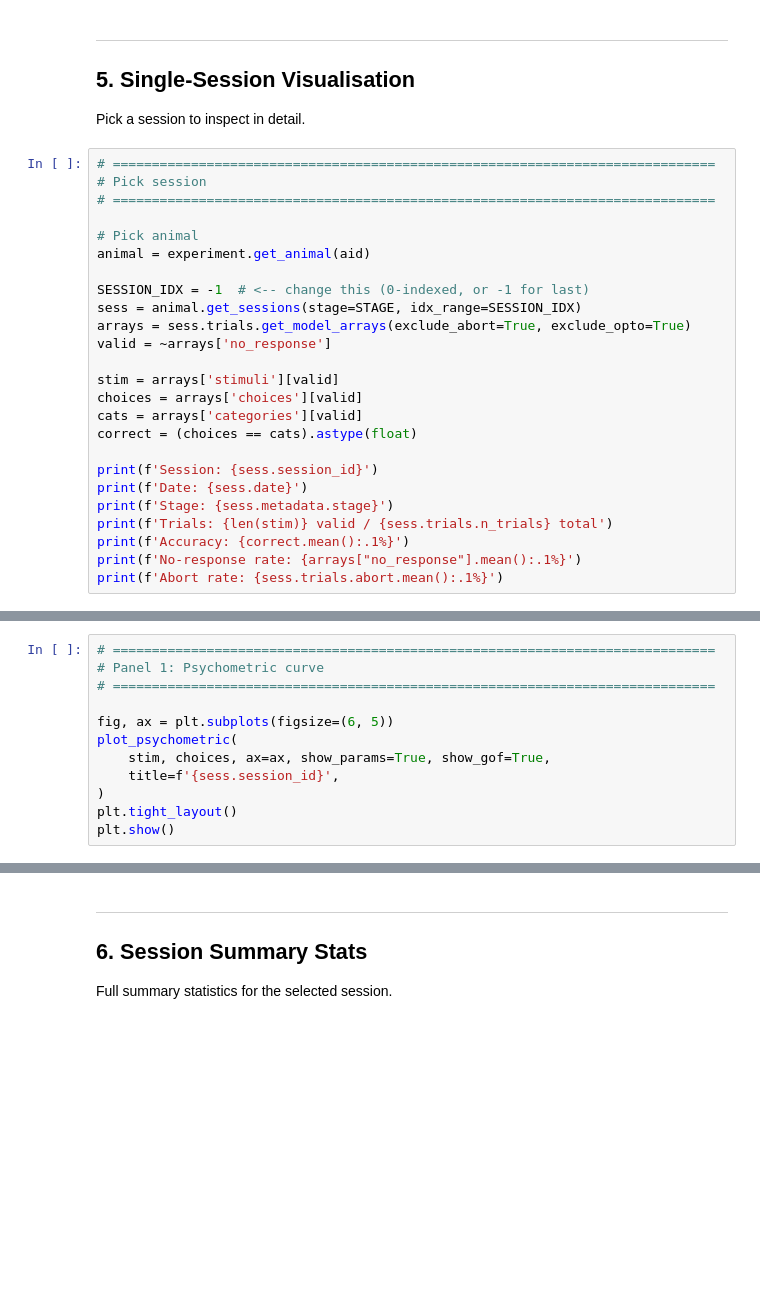
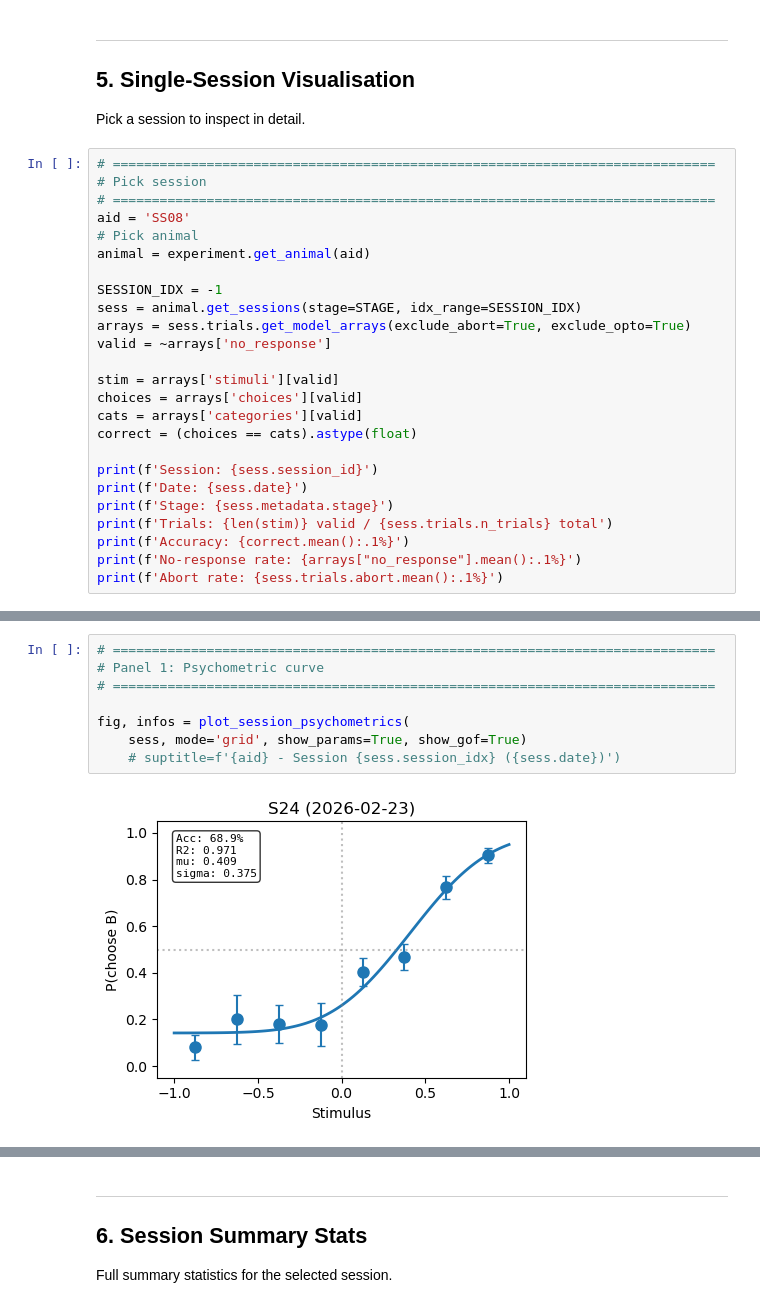
Before and after one commit to serkanshentyurk/sound_categorisation, a Jupyter notebook: Notebooks/0a-Data-Explorer.ipynb, the cells around one changed output, grey strips where cells are left out. Cells and saved outputs as stored; diff of their text form; blank space fills up the shorter version.

```diff
--- a/Notebooks/0a-Data-Explorer.ipynb
+++ b/Notebooks/0a-Data-Explorer.ipynb
@@ -468,11 +606,11 @@ Pick a session to inspect in detail.
 # =============================================================================
 # Pick session
 # =============================================================================
-
+aid = 'SS08'
 # Pick animal
 animal = experiment.get_animal(aid)
 
-SESSION_IDX = -1  # <-- change this (0-indexed, or -1 for last)
+SESSION_IDX = -1
 sess = animal.get_sessions(stage=STAGE, idx_range=SESSION_IDX)
 arrays = sess.trials.get_model_arrays(exclude_abort=True, exclude_opto=True)
 valid = ~arrays['no_response']
@@ -492,15 +638,13 @@ print(f'Abort rate: {sess.trials.abort.mean():.1%}')
 # %%
 # =============================================================================
 # Panel 1: Psychometric curve
 # =============================================================================
 
-fig, ax = plt.subplots(figsize=(6, 5))
-plot_psychometric(
-    stim, choices, ax=ax, show_params=True, show_gof=True,
-    title=f'{sess.session_id}',
-)
-plt.tight_layout()
-plt.show()
+fig, infos = plot_session_psychometrics(
+	sess, mode='grid', show_params=True, show_gof=True)
+	# suptitle=f'{aid} - Session {sess.session_idx} ({sess.date})')
+# %% [output]
+[figure, added]
 # %%
 # =============================================================================
 # Panel 2: Trial-by-trial
```
Also changed, not shown: parts of 26 cells of this notebook, 9 other files.
